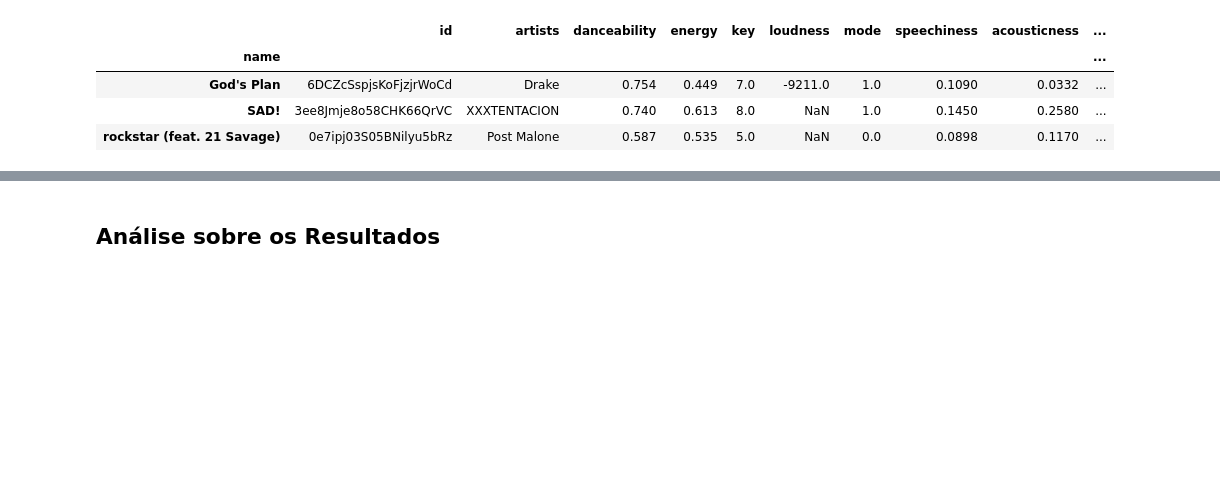
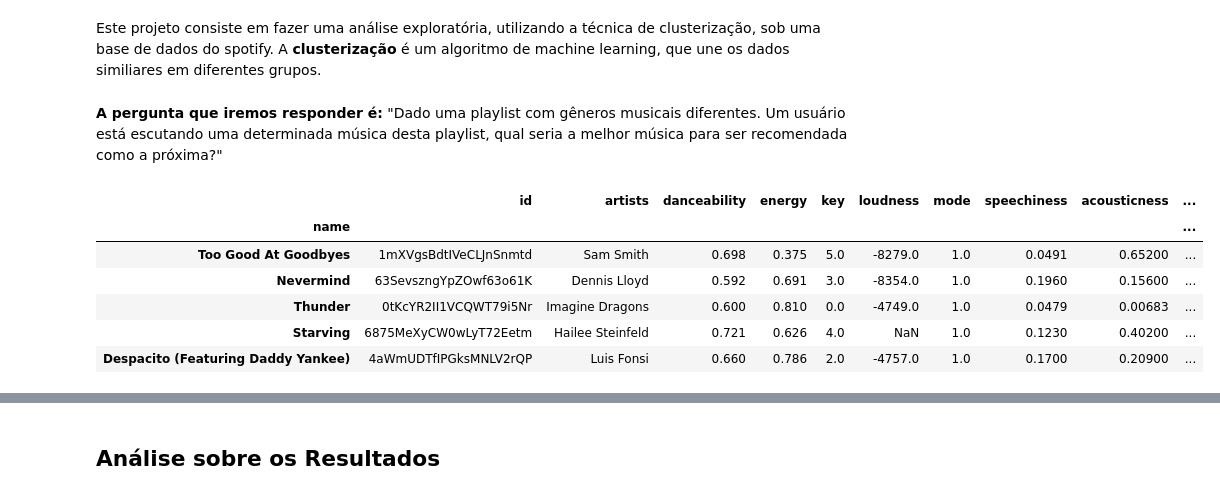
Before and after one commit to ellenbs/Projeto3CD, a Jupyter notebook: Clusterização.ipynb, the cells around one changed output, grey strips where cells are left out. Cells and saved outputs as stored; diff of their text form; code cells hidden in the pictures; blank space fills up the shorter version.

```diff
--- a/Clusterização.ipynb
+++ b/Clusterização.ipynb
@@ -5,3 +9,7 @@
+# %% [markdown]
+Este projeto consiste em fazer uma análise exploratória, utilizando a técnica de clusterização, sob uma base de dados do spotify. A **clusterização** é um algoritmo de machine learning, que une os dados similiares em diferentes grupos.
+# %% [markdown]
+**A pergunta que iremos responder é:** "Dado uma playlist com gêneros musicais diferentes. Um usuário está escutando uma determinada música desta playlist, qual seria a melhor música para ser recomendada como a próxima?"
 # %%
 %matplotlib notebook
 
@@ -23,8 +33,10 @@ top_2017_2018 = pd.read_excel("top2018_2017.xlsx", index_col=1)
-# %%
-top_2017_2018.head(3)
-# %% [output]
-|  | id | artists | danceability | energy | key | loudness | mode | speechiness | acousticness | ... |
-| name |  |  |  |  |  |  |  |  |  | ... |
-| God's Plan | 6DCZcSspjsKoFjzjrWoCd | Drake | 0.754 | 0.449 | 7.0 | -9211.0 | 1.0 | 0.1090 | 0.0332 | ... |
-| SAD! | 3ee8Jmje8o58CHK66QrVC | XXXTENTACION | 0.740 | 0.613 | 8.0 | NaN | 1.0 | 0.1450 | 0.2580 | ... |
-| rockstar (feat. 21 Savage) | 0e7ipj03S05BNilyu5bRz | Post Malone | 0.587 | 0.535 | 5.0 | NaN | 0.0 | 0.0898 | 0.1170 | ... |
+# %%
+top_2017_2018_treinamento.head()
+# %% [output]
+|  | id | artists | danceability | energy | key | loudness | mode | speechiness | acousticness | ... |
+| name |  |  |  |  |  |  |  |  |  | ... |
+| Too Good At Goodbyes | 1mXVgsBdtIVeCLJnSnmtd | Sam Smith | 0.698 | 0.375 | 5.0 | -8279.0 | 1.0 | 0.0491 | 0.65200 | ... |
+| Nevermind | 63SevszngYpZOwf63o61K | Dennis Lloyd | 0.592 | 0.691 | 3.0 | -8354.0 | 1.0 | 0.1960 | 0.15600 | ... |
+| Thunder | 0tKcYR2II1VCQWT79i5Nr | Imagine Dragons | 0.600 | 0.810 | 0.0 | -4749.0 | 1.0 | 0.0479 | 0.00683 | ... |
+| Starving | 6875MeXyCW0wLyT72Eetm | Hailee Steinfeld | 0.721 | 0.626 | 4.0 | NaN | 1.0 | 0.1230 | 0.40200 | ... |
+| Despacito (Featuring Daddy Yankee) | 4aWmUDTfIPGksMNLV2rQP | Luis Fonsi | 0.660 | 0.786 | 2.0 | -4757.0 | 1.0 | 0.1700 | 0.20900 | ... |
```
Also changed, not shown: parts of 59 cells of this notebook.
